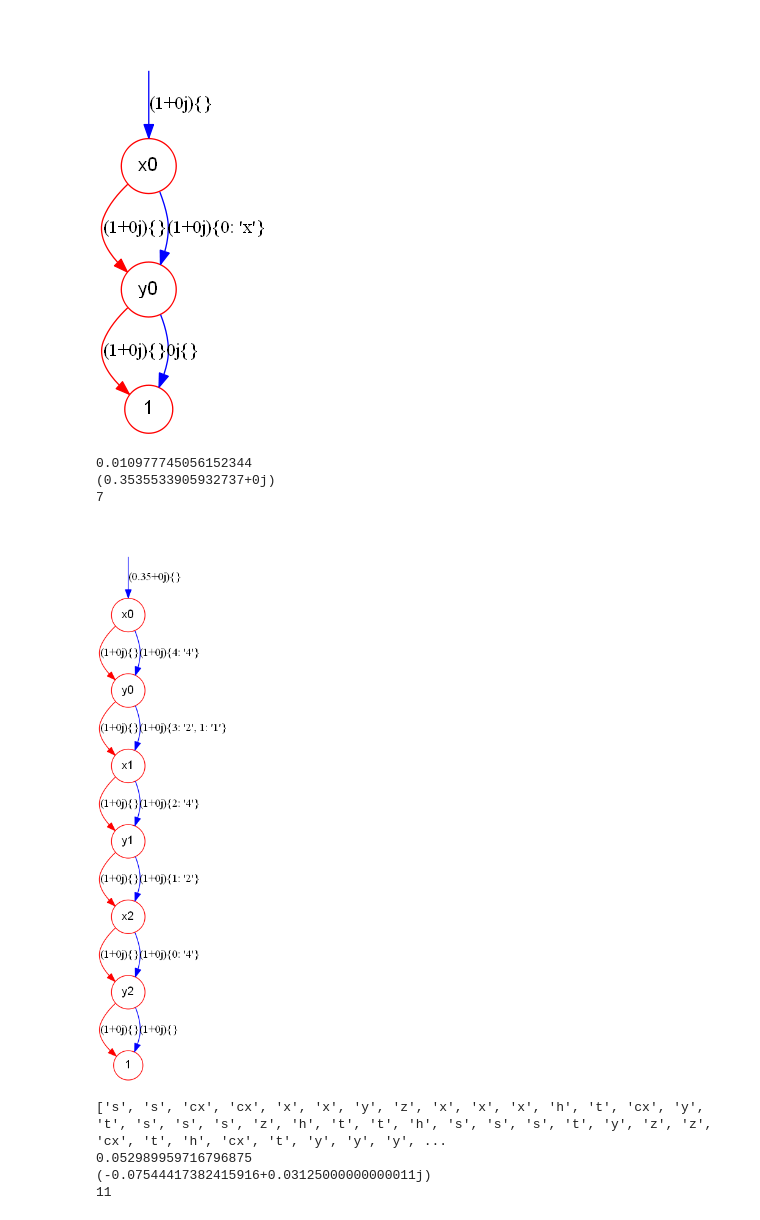
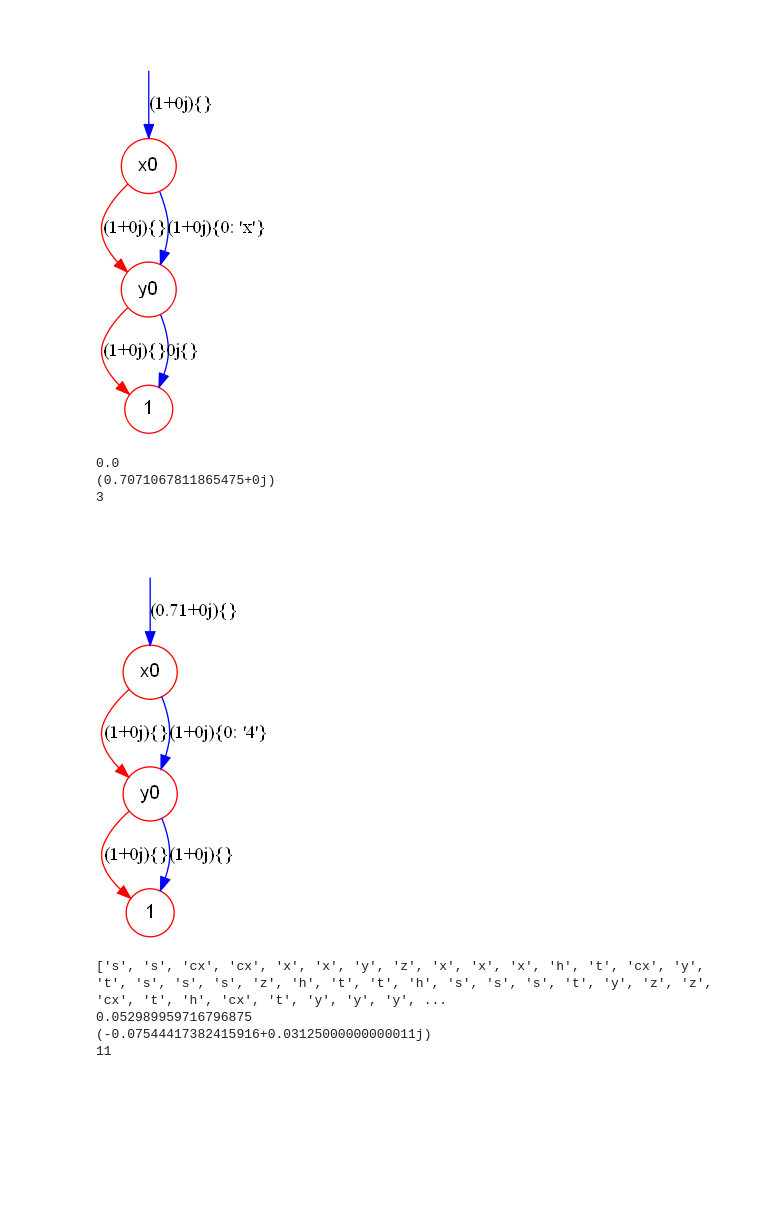
Before and after one commit to Veriqc/LimTDD, a Jupyter notebook: Test.ipynb, the cells around one changed output. Saved outputs shown, nothing was run; the diff lists cells and outputs as text; code cells hidden in the pictures; blank space fills up the shorter version.

```diff
--- a/Test.ipynb
+++ b/Test.ipynb
@@ -25,23 +25,24 @@ ts1.tdd().show()
 [figure]
 # %%
 path='Benchmarks/'
-file_name="qft_3.qasm"
+file_name="qft_2_h.qasm"
 cir = QuantumCircuit.from_qasm_file(path+file_name)
 tn,all_indexs = cir_2_tn(cir)
 
 Ini_TDD(index_order=all_indexs)
 set_root_of_unit(2**3)
 t_start=time.time()
 tdd=tn.cont()
 print(time.time()-t_start)
 print(tdd.weight)
 print(tdd.node_number())
+tdd=renormalize(tdd)
 tdd.show()
 # %% [output]
-0.010977745056152344
-(0.3535533905932737+0j)
-7
+0.0
+(0.7071067811865475+0j)
+3
-[figure, old version]
+[figure, new version]
 # %%
 n=10
 m=100
```
Also changed, not shown: 4 other files.
